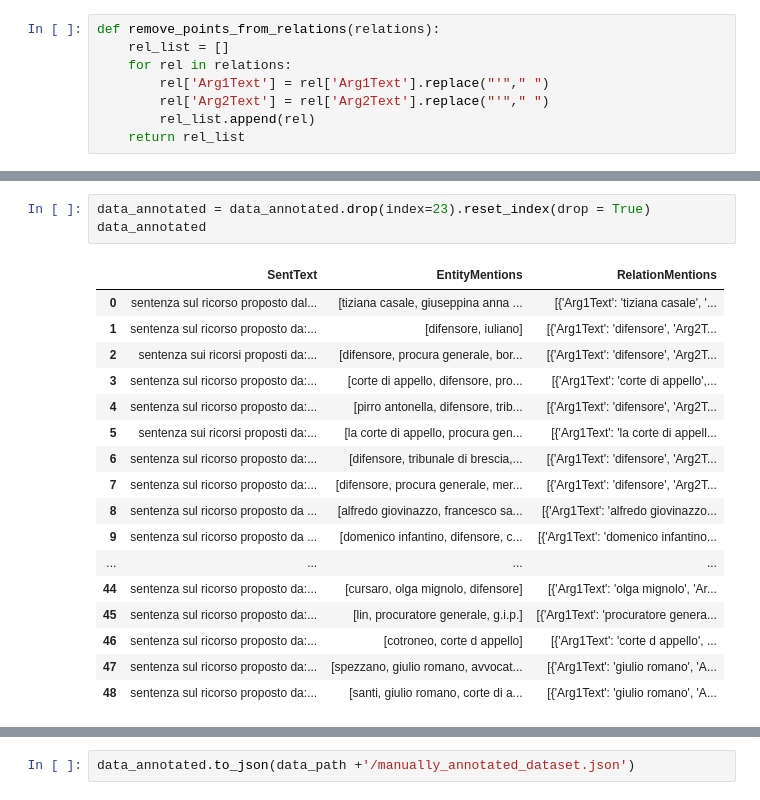
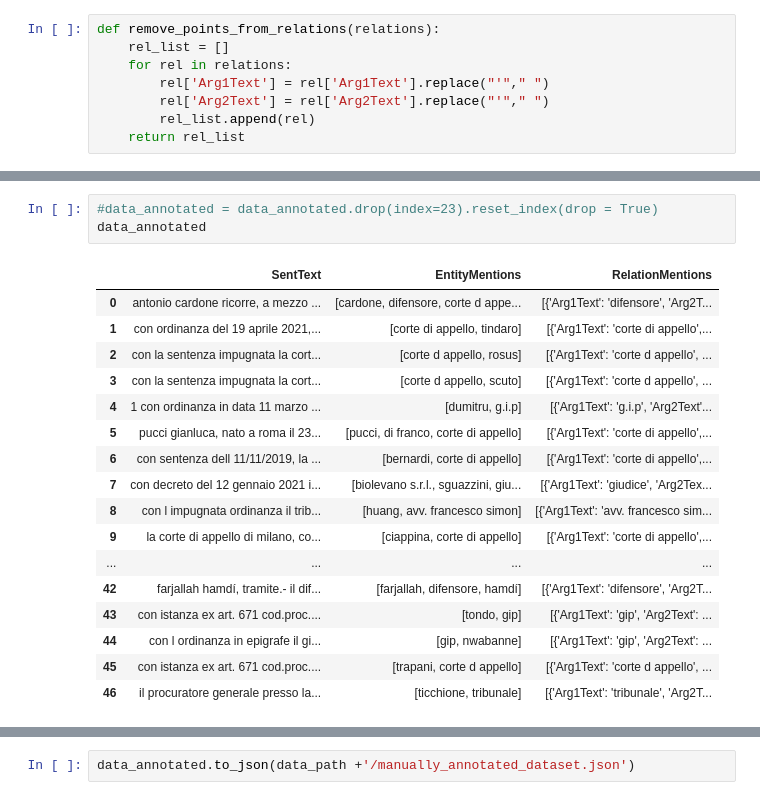
Before and after one commit to Gianpe/NLP_Anonymization, a Jupyter notebook: notebooks/Step2_DataPreparation/DataUnd_DataPrep.ipynb, the cells around one changed output, grey strips where cells are left out. Saved outputs shown, nothing was run; the diff lists cells and outputs as text.

Commit message:
Models with a small sample of data trained and evaluated

```diff
--- a/notebooks/Step2_DataPreparation/DataUnd_DataPrep.ipynb
+++ b/notebooks/Step2_DataPreparation/DataUnd_DataPrep.ipynb
@@ -348,21 +471,21 @@ data_annotated['SentText'] = data_annotated['SentText'].apply(lambda x: x.lstrip
 # %%
-data_annotated = data_annotated.drop(index=23).reset_index(drop = True)
+#data_annotated = data_annotated.drop(index=23).reset_index(drop = True)
 data_annotated
 # %% [output]
 |  | SentText | EntityMentions | RelationMentions |
-| 0 | sentenza sul ricorso proposto dal... | [tiziana casale, giuseppina anna ... | [{'Arg1Text': 'tiziana casale', '... |
-| 1 | sentenza sul ricorso proposto da:... | [difensore, iuliano] | [{'Arg1Text': 'difensore', 'Arg2T... |
-| 2 | sentenza sui ricorsi proposti da:... | [difensore, procura generale, bor... | [{'Arg1Text': 'difensore', 'Arg2T... |
-| 3 | sentenza sul ricorso proposto da:... | [corte di appello, difensore, pro... | [{'Arg1Text': 'corte di appello',... |
-| 4 | sentenza sul ricorso proposto da:... | [pirro antonella, difensore, trib... | [{'Arg1Text': 'difensore', 'Arg2T... |
-| 5 | sentenza sui ricorsi proposti da:... | [la corte di appello, procura gen... | [{'Arg1Text': 'la corte di appell... |
-| 6 | sentenza sul ricorso proposto da:... | [difensore, tribunale di brescia,... | [{'Arg1Text': 'difensore', 'Arg2T... |
-| 7 | sentenza sul ricorso proposto da:... | [difensore, procura generale, mer... | [{'Arg1Text': 'difensore', 'Arg2T... |
-| 8 | sentenza sul ricorso proposto da ... | [alfredo giovinazzo, francesco sa... | [{'Arg1Text': 'alfredo giovinazzo... |
-| 9 | sentenza sul ricorso proposto da ... | [domenico infantino, difensore, c... | [{'Arg1Text': 'domenico infantino... |
+| 0 | antonio cardone ricorre, a mezzo ... | [cardone, difensore, corte d appe... | [{'Arg1Text': 'difensore', 'Arg2T... |
+| 1 | con ordinanza del 19 aprile 2021,... | [corte di appello, tindaro] | [{'Arg1Text': 'corte di appello',... |
+| 2 | con la sentenza impugnata la cort... | [corte d appello, rosus] | [{'Arg1Text': 'corte d appello', ... |
+| 3 | con la sentenza impugnata la cort... | [corte d appello, scuto] | [{'Arg1Text': 'corte d appello', ... |
+| 4 | 1 con ordinanza in data 11 marzo ... | [dumitru, g.i.p] | [{'Arg1Text': 'g.i.p', 'Arg2Text'... |
+| 5 | pucci gianluca, nato a roma il 23... | [pucci, di franco, corte di appello] | [{'Arg1Text': 'corte di appello',... |
+| 6 | con sentenza dell 11/11/2019, la ... | [bernardi, corte di appello] | [{'Arg1Text': 'corte di appello',... |
+| 7 | con decreto del 12 gennaio 2021 i... | [biolevano s.r.l., sguazzini, giu... | [{'Arg1Text': 'giudice', 'Arg2Tex... |
+| 8 | con l impugnata ordinanza il trib... | [huang, avv. francesco simon] | [{'Arg1Text': 'avv. francesco sim... |
+| 9 | la corte di appello di milano, co... | [ciappina, corte di appello] | [{'Arg1Text': 'corte di appello',... |
 | ... | ... | ... | ... |
-| 44 | sentenza sul ricorso proposto da:... | [cursaro, olga mignolo, difensore] | [{'Arg1Text': 'olga mignolo', 'Ar... |
-| 45 | sentenza sul ricorso proposto da:... | [lin, procuratore generale, g.i.p.] | [{'Arg1Text': 'procuratore genera... |
-| 46 | sentenza sul ricorso proposto da:... | [cotroneo, corte d appello] | [{'Arg1Text': 'corte d appello', ... |
-| 47 | sentenza sul ricorso proposto da:... | [spezzano, giulio romano, avvocat... | [{'Arg1Text': 'giulio romano', 'A... |
-| 48 | sentenza sul ricorso proposto da:... | [santi, giulio romano, corte di a... | [{'Arg1Text': 'giulio romano', 'A... |
+| 42 | farjallah hamdí, tramite.- il dif... | [farjallah, difensore, hamdí] | [{'Arg1Text': 'difensore', 'Arg2T... |
+| 43 | con istanza ex art. 671 cod.proc.... | [tondo, gip] | [{'Arg1Text': 'gip', 'Arg2Text': ... |
+| 44 | con l ordinanza in epigrafe il gi... | [gip, nwabanne] | [{'Arg1Text': 'gip', 'Arg2Text': ... |
+| 45 | con istanza ex art. 671 cod.proc.... | [trapani, corte d appello] | [{'Arg1Text': 'corte d appello', ... |
+| 46 | il procuratore generale presso la... | [ticchione, tribunale] | [{'Arg1Text': 'tribunale', 'Arg2T... |
```
Also changed, not shown: parts of 37 cells of this notebook, 16 other files.
